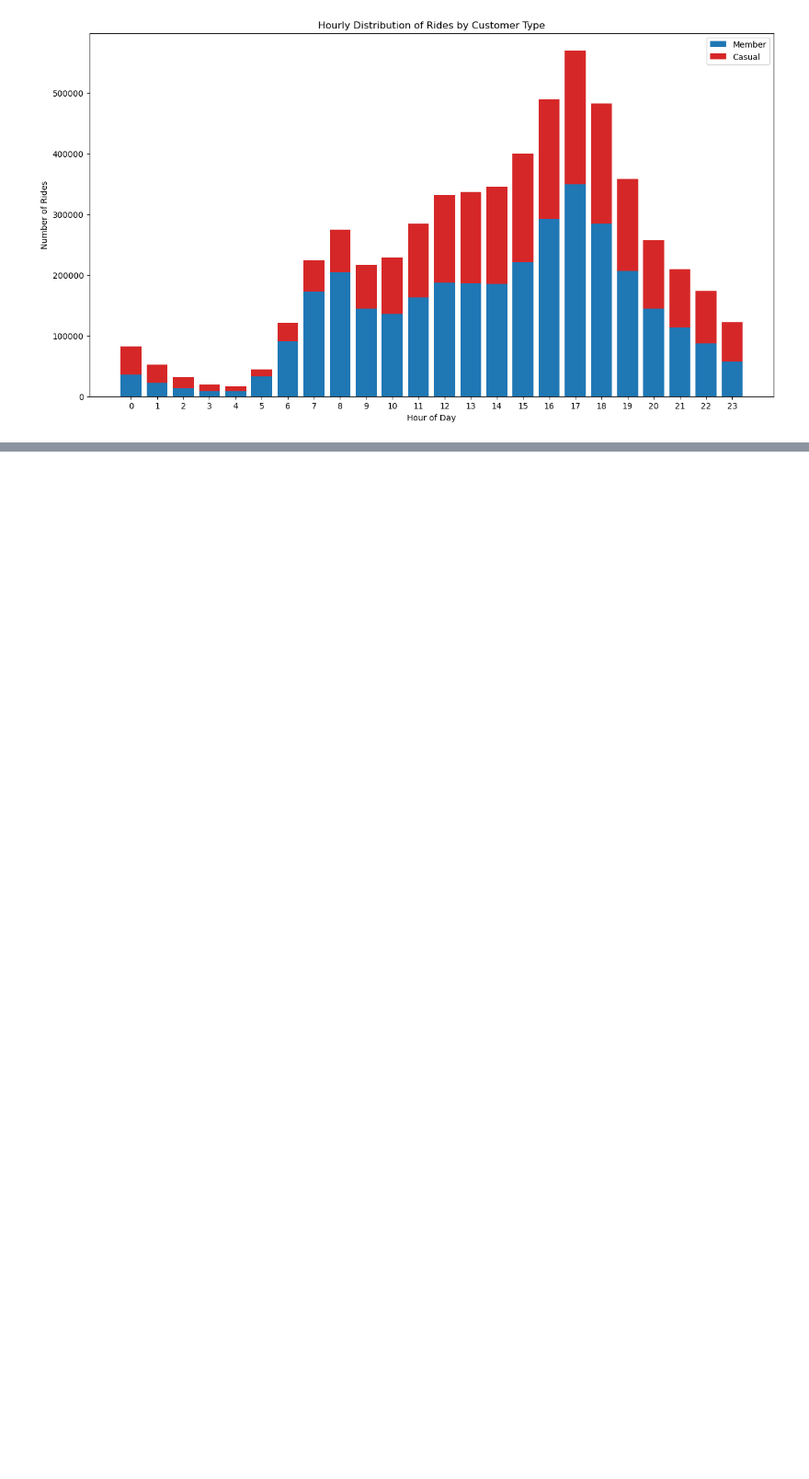
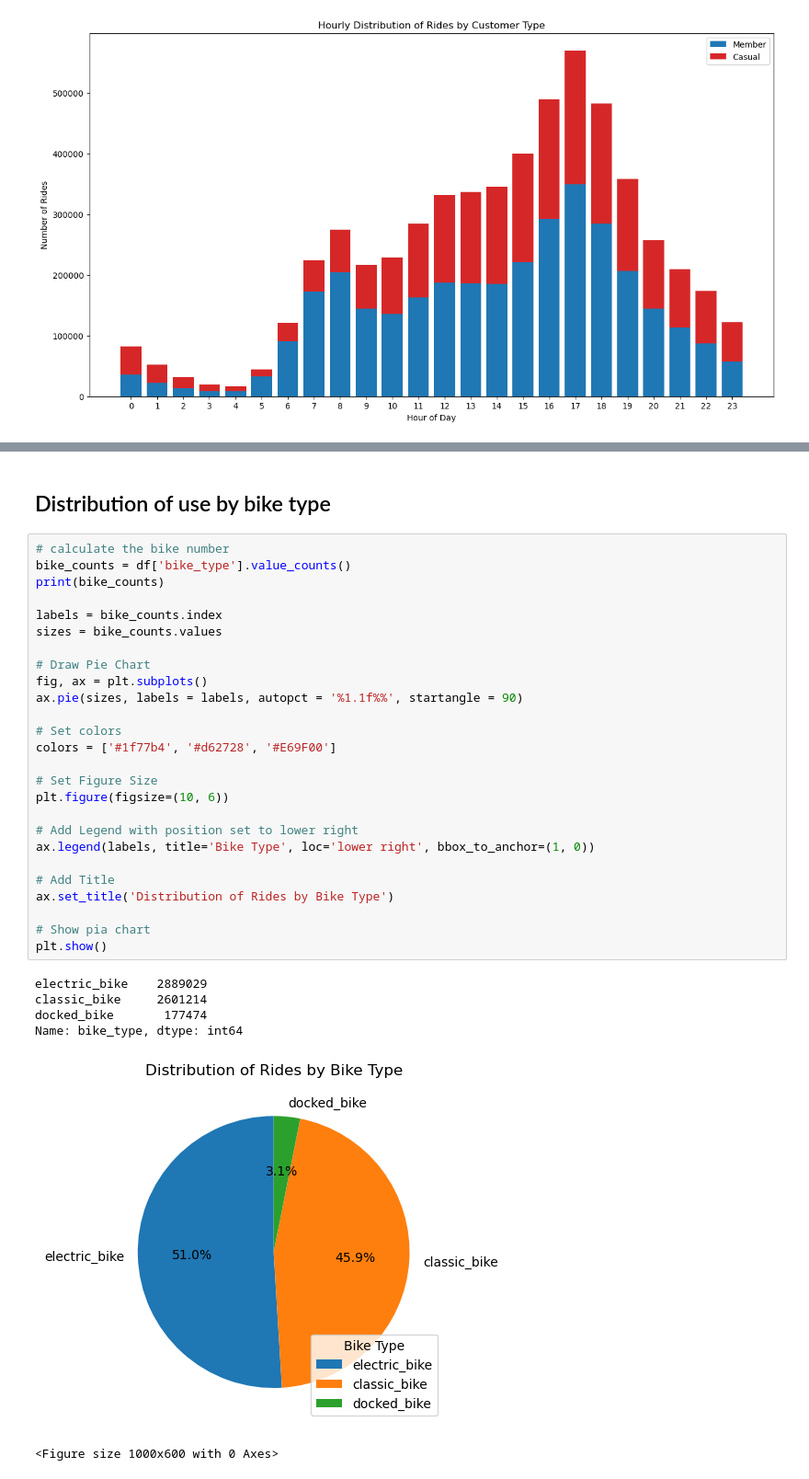
Before and after one commit to steve-yuan-8276/Google-Data-Analytics_Case-Study-1, a Jupyter notebook: Python-Solution/TripData.ipynb, the cells around one changed output, grey strips where cells are left out. Shown at 92% size. Saved outputs shown, nothing was run; the diff lists cells and outputs as text; blank space fills up the shorter version.

```diff
--- a/Python-Solution/TripData.ipynb
+++ b/Python-Solution/TripData.ipynb
@@ -200,0 +279,35 @@ plt.show()
+# %% [markdown]
+## Distribution of use by bike type
+# %%
+# calculate the bike number
+bike_counts = df['bike_type'].value_counts()
+print(bike_counts)
+
+labels = bike_counts.index
+sizes = bike_counts.values
+
+# Draw Pie Chart
+fig, ax = plt.subplots()
+ax.pie(sizes, labels = labels, autopct = '%1.1f%%', startangle = 90)
+
+# Set colors
+colors = ['#1f77b4', '#d62728', '#E69F00']
+
+# Set Figure Size
+plt.figure(figsize=(10, 6))
+
+# Add Legend with position set to lower right
+ax.legend(labels, title='Bike Type', loc='lower right', bbox_to_anchor=(1, 0))
+
+# Add Title
+ax.set_title('Distribution of Rides by Bike Type')
+
+# Show pia chart
+plt.show()
+# %% [output]
+electric_bike    2889029
+classic_bike     2601214
+docked_bike       177474
+Name: bike_type, dtype: int64
+[figure, added]
+<Figure size 1000x600 with 0 Axes>
```
Also changed, not shown: parts of 7 cells of this notebook, 2 other files.
